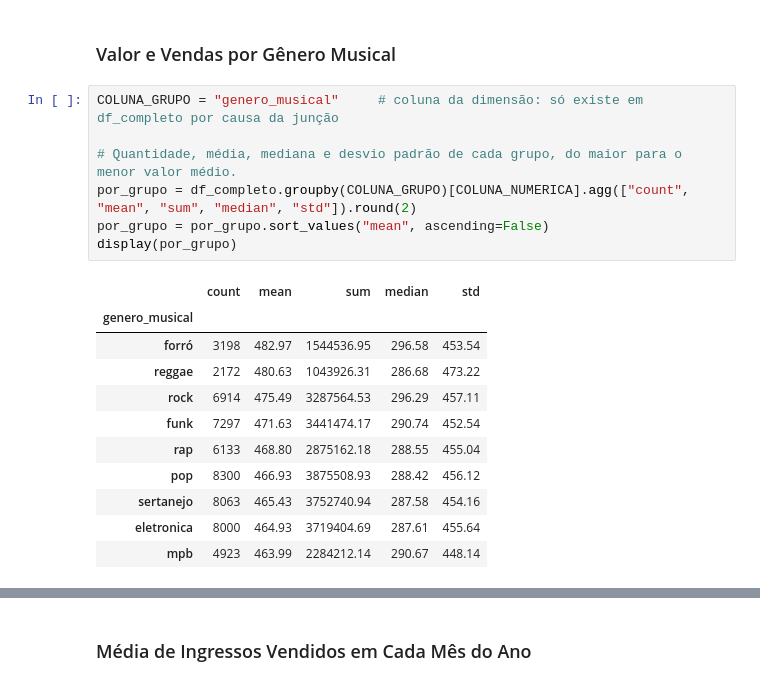
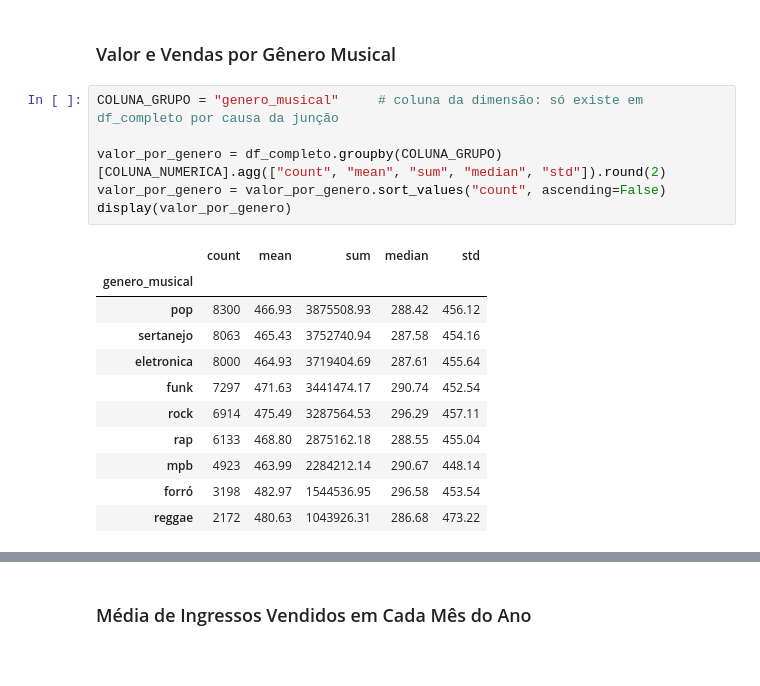
Before and after one commit to sugarfreecat/festival-musica, a Jupyter notebook: notebooks/01_analise_exploratoria_vendas.ipynb, the cells around one changed output, grey strips where cells are left out. Drawn from its saved outputs; the diff is of its cells as text.

Commit message:
análise expandida para as perguntas de negócio escolhidas; no processo de organizar melhor o relatório

```diff
--- a/notebooks/01_analise_exploratoria_vendas.ipynb
+++ b/notebooks/01_analise_exploratoria_vendas.ipynb
@@ -356,19 +360,18 @@ display(por_grupo)
 # %%
 COLUNA_GRUPO = "genero_musical"     # coluna da dimensão: só existe em df_completo por causa da junção
 
-# Quantidade, média, mediana e desvio padrão de cada grupo, do maior para o menor valor médio.
-por_grupo = df_completo.groupby(COLUNA_GRUPO)[COLUNA_NUMERICA].agg(["count", "mean", "sum", "median", "std"]).round(2)
-por_grupo = por_grupo.sort_values("mean", ascending=False)
-display(por_grupo)
+valor_por_genero = df_completo.groupby(COLUNA_GRUPO)[COLUNA_NUMERICA].agg(["count", "mean", "sum", "median", "std"]).round(2)
+valor_por_genero = valor_por_genero.sort_values("count", ascending=False)
+display(valor_por_genero)
 # %% [output]
 |  | count | mean | sum | median | std |
 | genero_musical |  |  |  |  |  |
-| forró | 3198 | 482.97 | 1544536.95 | 296.58 | 453.54 |
-| reggae | 2172 | 480.63 | 1043926.31 | 286.68 | 473.22 |
-| rock | 6914 | 475.49 | 3287564.53 | 296.29 | 457.11 |
-| funk | 7297 | 471.63 | 3441474.17 | 290.74 | 452.54 |
-| rap | 6133 | 468.80 | 2875162.18 | 288.55 | 455.04 |
 | pop | 8300 | 466.93 | 3875508.93 | 288.42 | 456.12 |
 | sertanejo | 8063 | 465.43 | 3752740.94 | 287.58 | 454.16 |
 | eletronica | 8000 | 464.93 | 3719404.69 | 287.61 | 455.64 |
+| funk | 7297 | 471.63 | 3441474.17 | 290.74 | 452.54 |
+| rock | 6914 | 475.49 | 3287564.53 | 296.29 | 457.11 |
+| rap | 6133 | 468.80 | 2875162.18 | 288.55 | 455.04 |
 | mpb | 4923 | 463.99 | 2284212.14 | 290.67 | 448.14 |
+| forró | 3198 | 482.97 | 1544536.95 | 296.58 | 453.54 |
+| reggae | 2172 | 480.63 | 1043926.31 | 286.68 | 473.22 |
```
Also changed, not shown: parts of 12 cells of this notebook.
